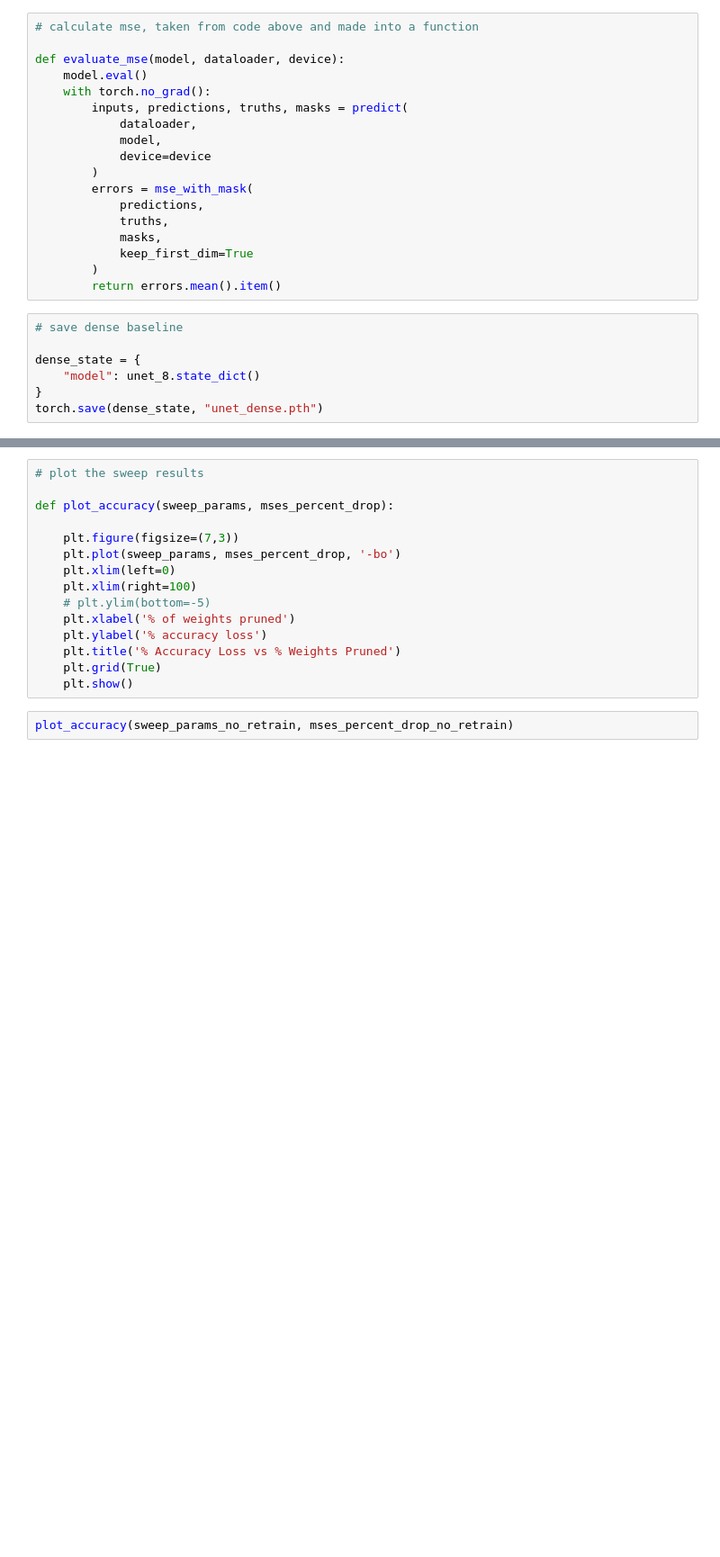
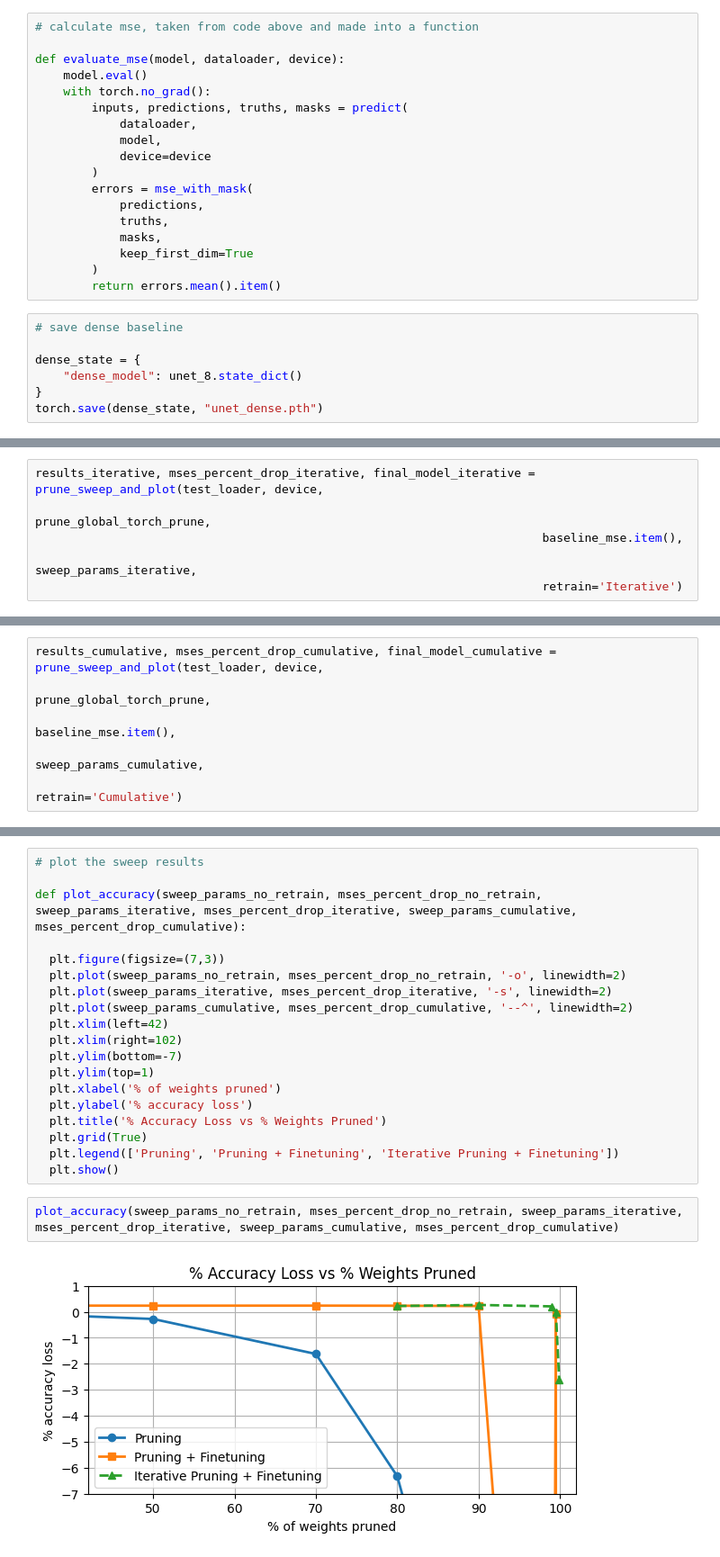
Before and after one commit to JackieLee23/HPML-Final-Project, a Jupyter notebook: density_to_phase_grad.ipynb, the cells around one changed output, grey strips where cells are left out. Shown: that part at 90% size. Saved outputs shown, nothing was run; the diff lists cells and outputs as text; blank space fills up the shorter version.

```diff
--- a/density_to_phase_grad.ipynb
+++ b/density_to_phase_grad.ipynb
@@ -516,6 +521,6 @@ def evaluate_mse(model, dataloader, device):
 # save dense baseline
 
 dense_state = {
-    "model": unet_8.state_dict()
+    "dense_model": unet_8.state_dict()
 }
 torch.save(dense_state, "unet_dense.pth")
@@ -625,0 +617,6 @@ RuntimeError: Error(s) in loading state_dict for UNet:
+# %%
+results_iterative, mses_percent_drop_iterative, final_model_iterative = prune_sweep_and_plot(test_loader, device,
+                                                                        prune_global_torch_prune,
+                                                                        baseline_mse.item(),
+                                                                        sweep_params_iterative,
+                                                                        retrain='Iterative')
@@ -625,0 +641,6 @@ RuntimeError: Error(s) in loading state_dict for UNet:
+# %%
+results_cumulative, mses_percent_drop_cumulative, final_model_cumulative = prune_sweep_and_plot(test_loader, device,
+                                                                            prune_global_torch_prune,
+                                                                            baseline_mse.item(),
+                                                                            sweep_params_cumulative,
+                                                                            retrain='Cumulative')
@@ -626,17 +665,23 @@ RuntimeError: Error(s) in loading state_dict for UNet:
 # %%
 # plot the sweep results
 
-def plot_accuracy(sweep_params, mses_percent_drop):
+def plot_accuracy(sweep_params_no_retrain, mses_percent_drop_no_retrain, sweep_params_iterative, mses_percent_drop_iterative, sweep_params_cumulative, mses_percent_drop_cumulative):
 
-    plt.figure(figsize=(7,3))
-    plt.plot(sweep_params, mses_percent_drop, '-bo')
-    plt.xlim(left=0)
-    plt.xlim(right=100)
-    # plt.ylim(bottom=-5)
-    plt.xlabel('% of weights pruned')
-    plt.ylabel('% accuracy loss')
-    plt.title('% Accuracy Loss vs % Weights Pruned')
-    plt.grid(True)
-    plt.show()
+  plt.figure(figsize=(7,3))
+  plt.plot(sweep_params_no_retrain, mses_percent_drop_no_retrain, '-o', linewidth=2)
+  plt.plot(sweep_params_iterative, mses_percent_drop_iterative, '-s', linewidth=2)
+  plt.plot(sweep_params_cumulative, mses_percent_drop_cumulative, '--^', linewidth=2)
+  plt.xlim(left=42)
+  plt.xlim(right=102)
+  plt.ylim(bottom=-7)
+  plt.ylim(top=1)
+  plt.xlabel('% of weights pruned')
+  plt.ylabel('% accuracy loss')
+  plt.title('% Accuracy Loss vs % Weights Pruned')
+  plt.grid(True)
+  plt.legend(['Pruning', 'Pruning + Finetuning', 'Iterative Pruning + Finetuning'])
+  plt.show()
 # %%
-plot_accuracy(sweep_params_no_retrain, mses_percent_drop_no_retrain)
+plot_accuracy(sweep_params_no_retrain, mses_percent_drop_no_retrain, sweep_params_iterative, mses_percent_drop_iterative, sweep_params_cumulative, mses_percent_drop_cumulative)
+# %% [output]
+[figure, added]
```
Also changed, not shown: parts of 21 cells of this notebook.
